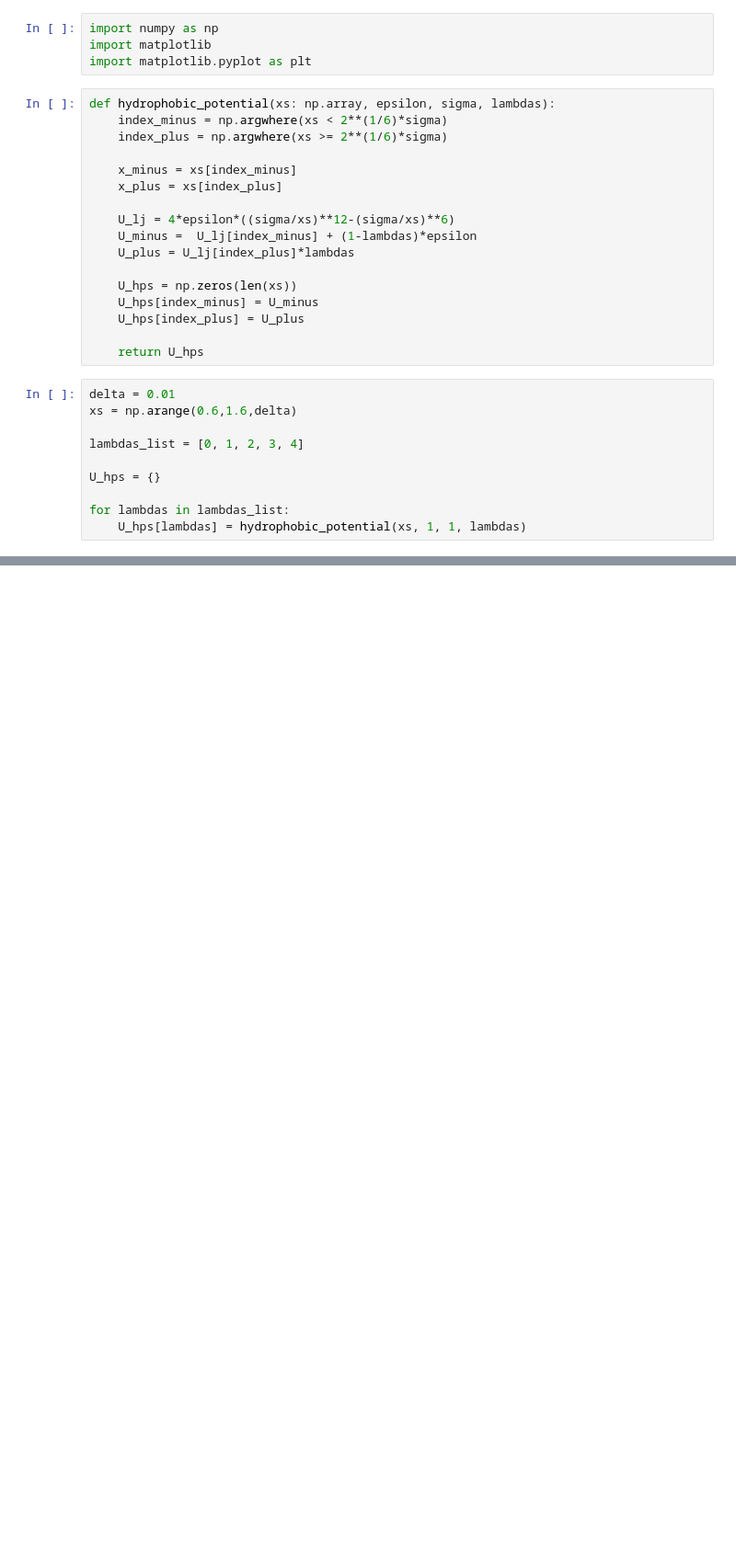
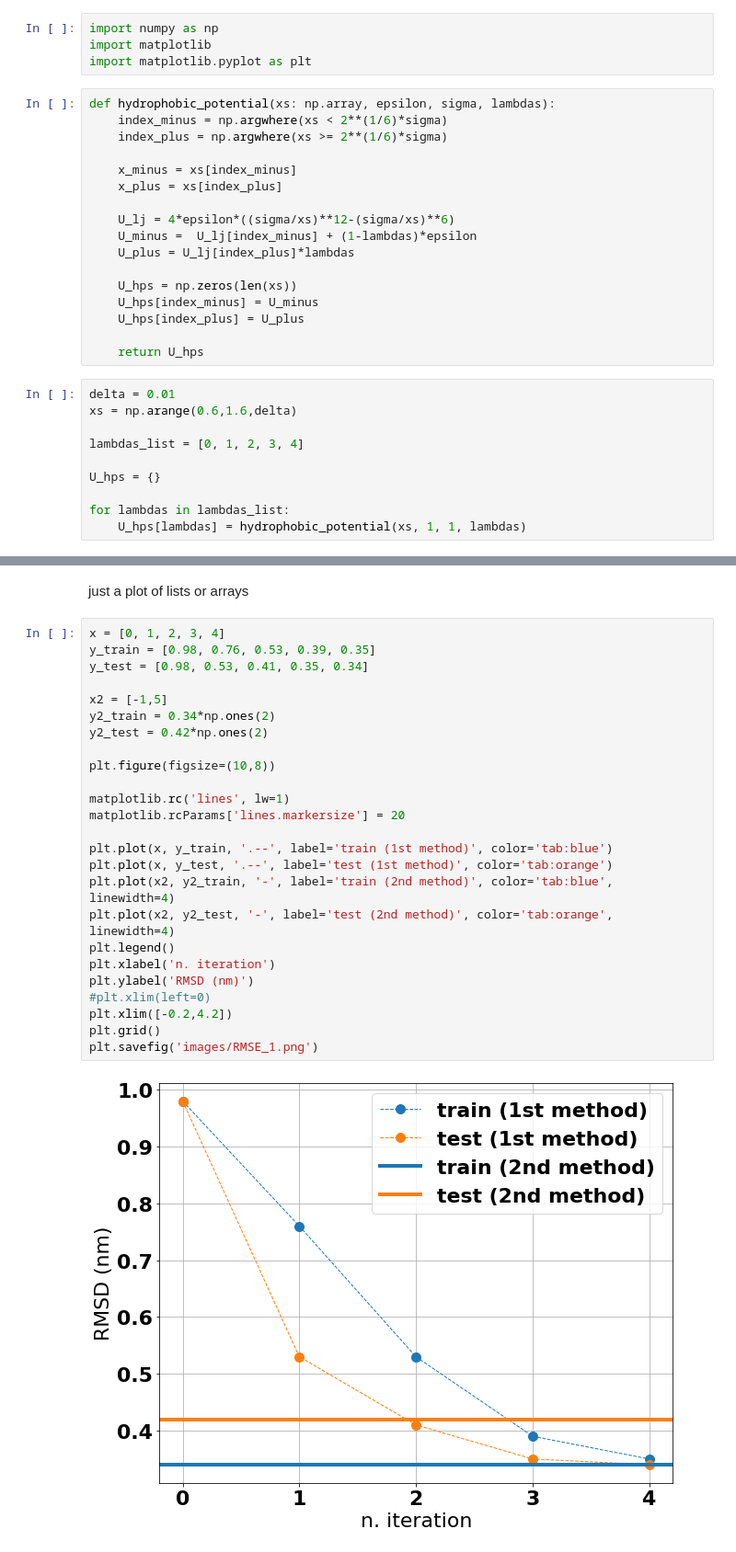
Before and after one commit to IvanGilardoni/my_scripts, a Jupyter notebook: hydrophobic_LJ.ipynb, the cells around one changed output, grey strips where cells are left out. Shown at 92% size. Drawn from its saved outputs; the diff is of its cells as text; blank space fills up the shorter version.

```diff
--- a/hydrophobic_LJ.ipynb
+++ b/hydrophobic_LJ.ipynb
@@ -53,0 +57,29 @@ plt.show()
+# %% [markdown]
+just a plot of lists or arrays
+# %%
+x = [0, 1, 2, 3, 4]
+y_train = [0.98, 0.76, 0.53, 0.39, 0.35]
+y_test = [0.98, 0.53, 0.41, 0.35, 0.34]
+
+x2 = [-1,5]
+y2_train = 0.34*np.ones(2)
+y2_test = 0.42*np.ones(2)
+
+plt.figure(figsize=(10,8))
+
+matplotlib.rc('lines', lw=1)
+matplotlib.rcParams['lines.markersize'] = 20
+
+plt.plot(x, y_train, '.--', label='train (1st method)', color='tab:blue')
+plt.plot(x, y_test, '.--', label='test (1st method)', color='tab:orange')
+plt.plot(x2, y2_train, '-', label='train (2nd method)', color='tab:blue', linewidth=4)
+plt.plot(x2, y2_test, '-', label='test (2nd method)', color='tab:orange', linewidth=4)
+plt.legend()
+plt.xlabel('n. iteration')
+plt.ylabel('RMSD (nm)')
+#plt.xlim(left=0)
+plt.xlim([-0.2,4.2])
+plt.grid()
+plt.savefig('images/RMSE_1.png')
+# %% [output]
+[figure, added]
```
Also changed, not shown: parts of 1 cell of this notebook.
